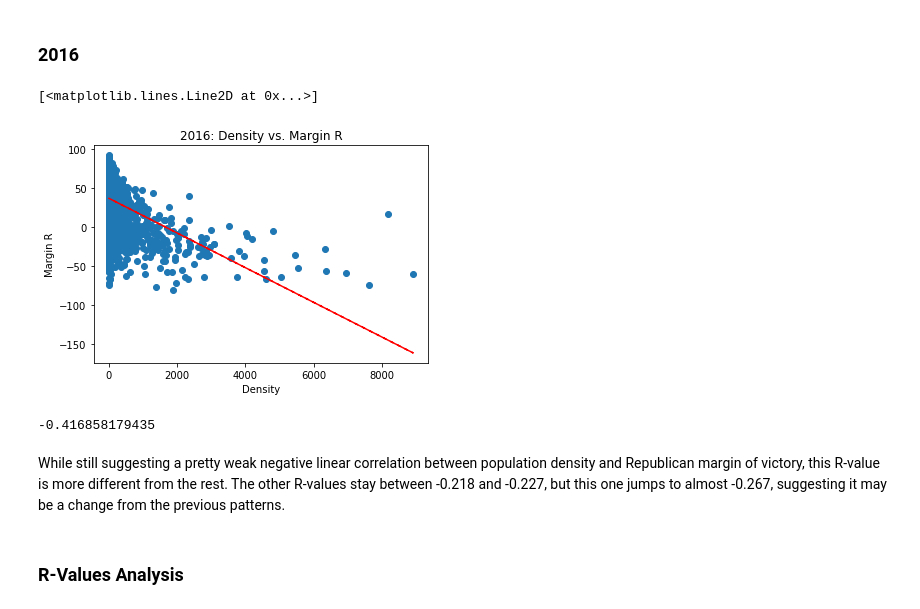
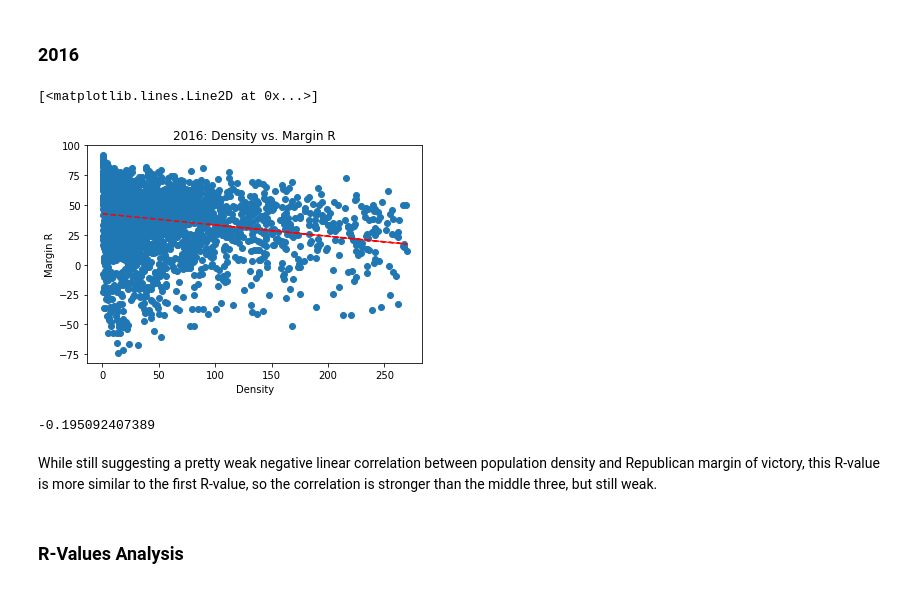
Before and after one commit to GiacomoPuccini/COGS108_Repo, a Jupyter notebook: FinalProject.ipynb, the cells around one changed output. Saved outputs shown, nothing was run; the diff lists cells and outputs as text; code cells hidden in the pictures.

```diff
--- a/FinalProject.ipynb
+++ b/FinalProject.ipynb
@@ -440,28 +530,28 @@ The above number is the R-value for the correlation between population density a
 # %% [markdown]
 ### 2016
 # %%
-# Make two new lists to plot over x and y axes
-data2016margin = data2016.loc[data2016['density2016'] < POP_DENSITY_CUTOFF]['margin_R']
-data2016density = data2016.loc[data2016['density2016'] < POP_DENSITY_CUTOFF]['density2016']
+# Make two new lists to plot over x and y axes - take out outliers
+data2016margin1 = data2016.loc[data2016['density2016'] < density_cutoff2016]['margin_R']
+data2016density = data2016.loc[data2016['density2016'] < density_cutoff2016]['density2016']
 
 # Make the scatterplot, label it, and include a linear regression line
-corrplot10 = plt.scatter(data2016density, data2016margin)
+corrplot10 = plt.scatter(data2016density, data2016margin1)
 plt.xlabel('Density')
 plt.ylabel('Margin R')
 plt.title('2016: Density vs. Margin R')
-z10 = np.polyfit(data2016density, data2016margin, 1)
+z10 = np.polyfit(data2016density, data2016margin1, 1)
 p10 = np.poly1d(z10)
 plt.plot(data2016density, p10(data2016density), "r--")
 # %% [output]
 [<matplotlib.lines.Line2D at 0x...>]
-[figure, old version]
+[figure, new version]
 # %%
-R2016_Density = np.corrcoef(x = data2016density, y = data2016margin)
+R2016_Density = np.corrcoef(x = data2016density, y = data2016margin1)
 print(R2016_Density[0][1])
 # %% [output]
--0.416858179435
+-0.195092407389
 # %% [markdown]
-While still suggesting a pretty weak negative linear correlation between population density and Republican margin of victory, this R-value is more different from the rest. The other R-values stay between -0.218 and -0.227, but this one jumps to almost -0.267, suggesting it may be a change from the previous patterns.
+While still suggesting a pretty weak negative linear correlation between population density and Republican margin of victory, this R-value is more similar to the first R-value, so the correlation is stronger than the middle three, but still weak.
 # %% [markdown]
 ### R-Values Analysis
 # %% [markdown]
```
Also changed, not shown: parts of 32 cells of this notebook.
